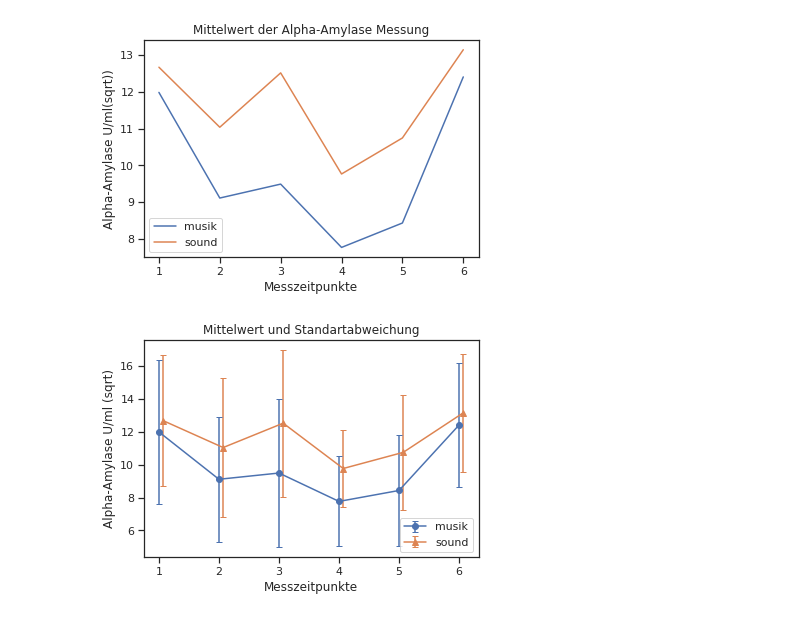
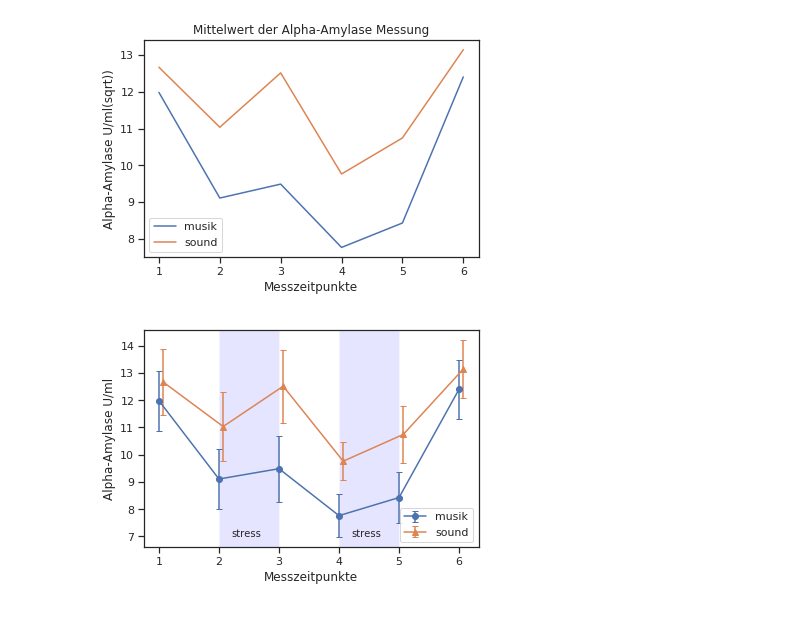
Before and after one commit to C0C0AN/MD_thesis_JanOttoHeiland, a Jupyter notebook: script/amylase/alpha-amylase.ipynb, the cells around one changed output. Drawn from its saved outputs; the diff is of its cells as text; code cells hidden in the pictures.

Commit message:
Aufschlüsselung der einzelnen Kontraste. Erneuerung der Cortisol und Alpha Amylase plots mit Phasengrenzen

```diff
--- a/script/amylase/alpha-amylase.ipynb
+++ b/script/amylase/alpha-amylase.ipynb
@@ -166,6 +267,9 @@ mean_m_sqrt = (11.9823,9.1083,9.4872,7.7649,8.4290,12.4037)
 mean_w_sqrt = (12.6678,11.0345,12.5132,9.7626,10.7429,13.1427)
 stda_music_sqrt = (4.37423,3.79345,4.51446,2.72958,3.37449,3.76274)
 stda_sound_sqrt = (3.95826,4.19849,4.45755,2.33022,3.48796,3.56508)
+# %%
+m_sem = (1.102, 1.102, 1.207, 0.799, 0.952, 1.08)
+w_sem = (1.193, 1.266, 1.345, 0.703, 1.052, 1.075)
 # %%
 #plot zwei Gruppen
 x_achse = [1,2,3,4,5,6]
@@ -180,16 +284,24 @@ plt.legend()
 plt.savefig('Mittelwerte der Alpha-Amylase')
 # %% [output]
 [figure]
+# %%
+phases = [(1,2),(2,3),(3,4),(4,5),(5,6)]
+# %%
+def plot_phases(colors=['0.3', '0.9'], alpha=2):
+    for i, phase in enumerate(phases):
+        plt.axvspan(phase[0], phase[1], facecolor=colors[i % 2], alpha=alpha)
 # %%
 x_achse = [1,2,3,4,5,6]
 x1_achse = [1.07,2.07,3.07,4.07,5.07,6.07]
 fig, ax = plt.subplots()
-ax.errorbar(x_achse, mean_m_sqrt, yerr=stda_music_sqrt, fmt='-o', capsize=3, label='musik')
-ax.errorbar(x1_achse, mean_w_sqrt, yerr=stda_sound_sqrt, fmt='-^', capsize=3, label= 'sound')
+plot_phases(colors=["white", "blue"], alpha=0.1)
+ax.errorbar(x_achse, mean_m_sqrt, yerr=m_sem, fmt='-o', capsize=3, label='musik')
+ax.errorbar(x1_achse, mean_w_sqrt, yerr=w_sem, fmt='-^', capsize=3, label= 'sound')
 plt.xlabel('Messzeitpunkte')
-plt.ylabel('Alpha-Amylase U/ml (sqrt)')
-ax.set_title('Mittelwert und Standartabweichung')
+plt.ylabel('Alpha-Amylase U/ml')
+plt.text(2.2, 7, 'stress', fontsize = 10)
+plt.text(4.2, 7, 'stress', fontsize = 10)
 plt.legend()
-plt.savefig("a-amylase_mean_stda_baseline.png")
+plt.savefig("a-amylase.png")
 # %% [output]
-[figure, old version]
+[figure, new version]
```
Also changed, not shown: parts of 19 cells of this notebook, 4 other files.
